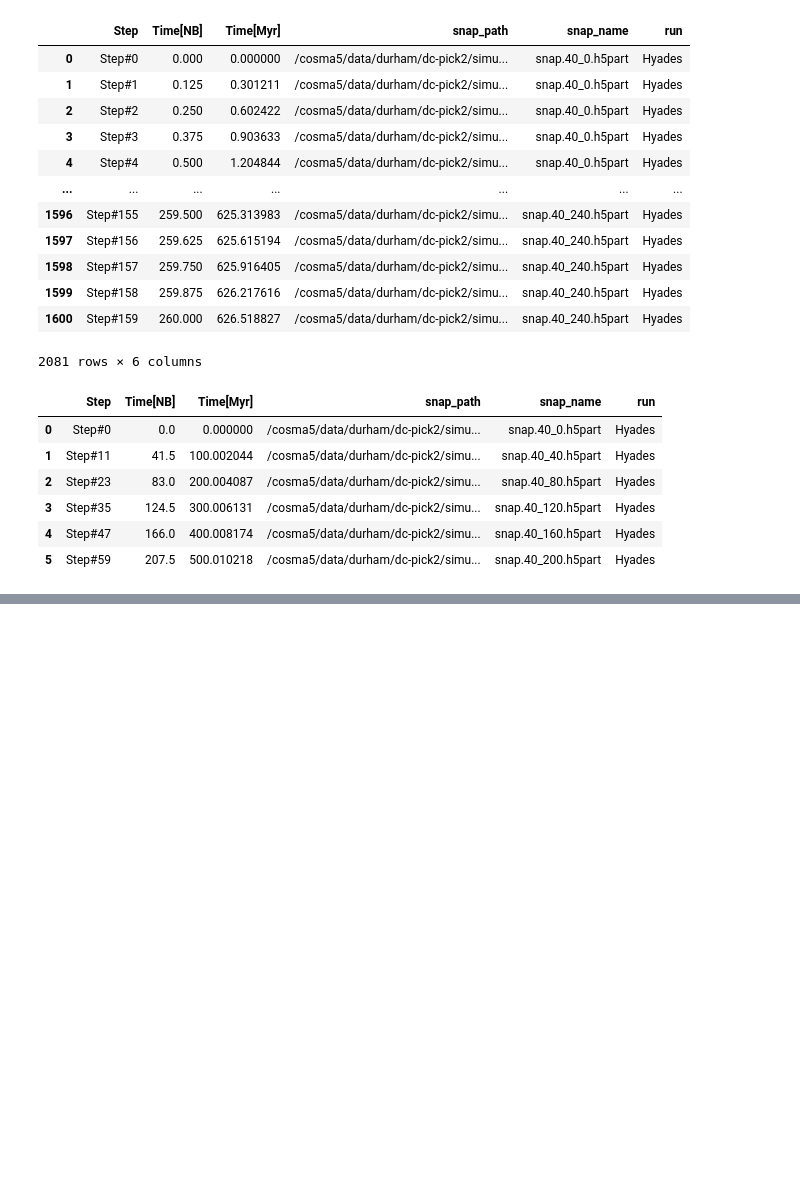
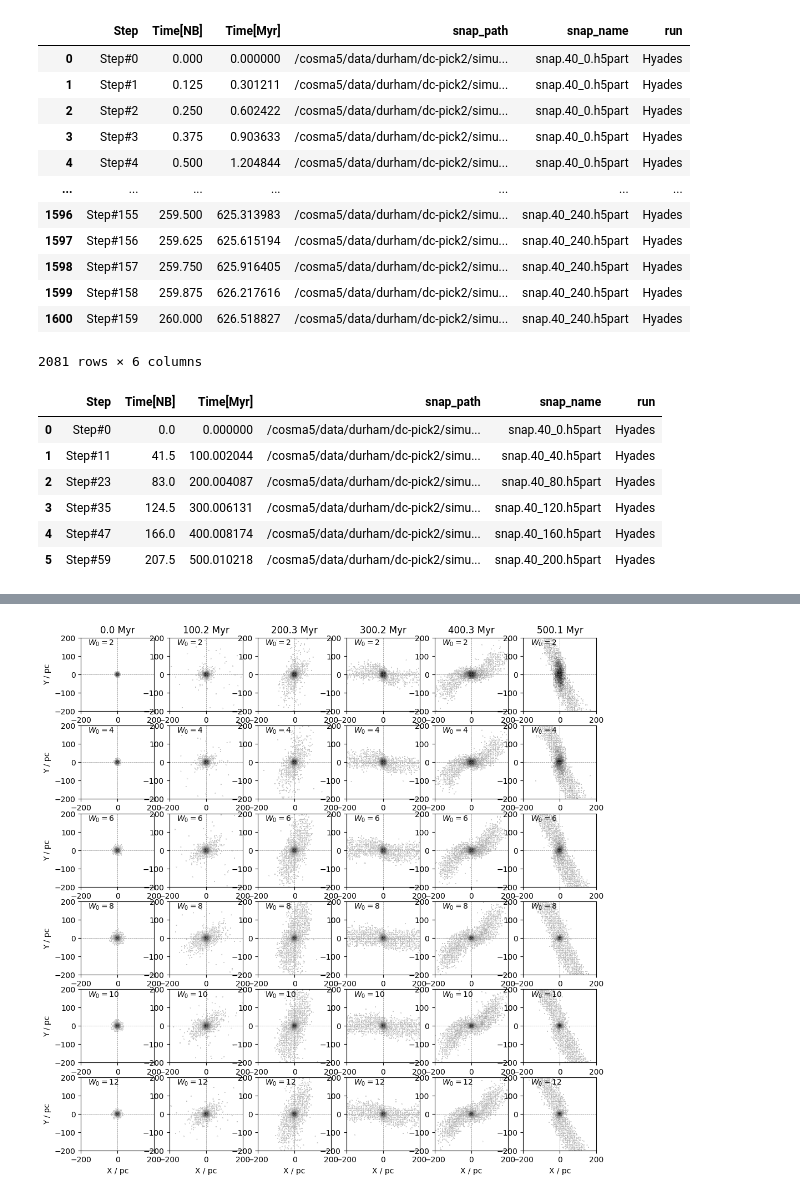
Before and after one commit to RSPicken2/stellar-streams, a Jupyter notebook: GlobularClusters.ipynb, the cells around one changed output, grey strips where cells are left out. Drawn from its saved outputs; the diff is of its cells as text; code cells hidden in the pictures; blank space fills up the shorter version.

```diff
--- a/GlobularClusters.ipynb
+++ b/GlobularClusters.ipynb
@@ -124,7 +124,7 @@ def get_experiment_snap_times(experiment_path):
 
     dfs = []
     for run in runs:
-        run_path = experiment_path + '/' + run
+        run_path = f'{experiment_path}/{run}'
         glob_df = get_glob_df(run_path)
 
         dfs.append(get_run_snap_times(run, snaps[run], glob_df))
@@ -248,0 +253,9 @@ plt.show()
+# %%
+conc_path = source + '/Concentration'
+
+
+runs, snaps = get_snaps_many(conc_path)
+
+conc_snapdf = get_experiment_snap_times(conc_path)
+
+conc_snapdf
@@ -248,0 +276,18 @@ plt.show()
+# %%
+times = [0,100,200,300,400,500]
+fig, axes = plt.subplots(len(times), len(runs), figsize=(12, 12))
+
+
+for i, run in enumerate(runs):
+    timesdf = find_times_Myr(conc_snapdf, run, times)
+
+    for j, row in timesdf.iterrows():
+        ax = axes[i][j]
+        Myr_per_Nbody = 1 if row['Time[NB]'] == 0 else row['Time[Myr]'] / row['Time[NB]']
+        plot_step(fig, ax, row['snap_path'], row['Step'], Myr_per_Nbody, offset, hidetitle=i>0, hideylbl=j>0,
+                  label=fr'$W_0={{{run}}}$')
+
+
+plt.show()
+# %% [output]
+[figure, added]
```
Also changed, not shown: parts of 4 cells of this notebook.
